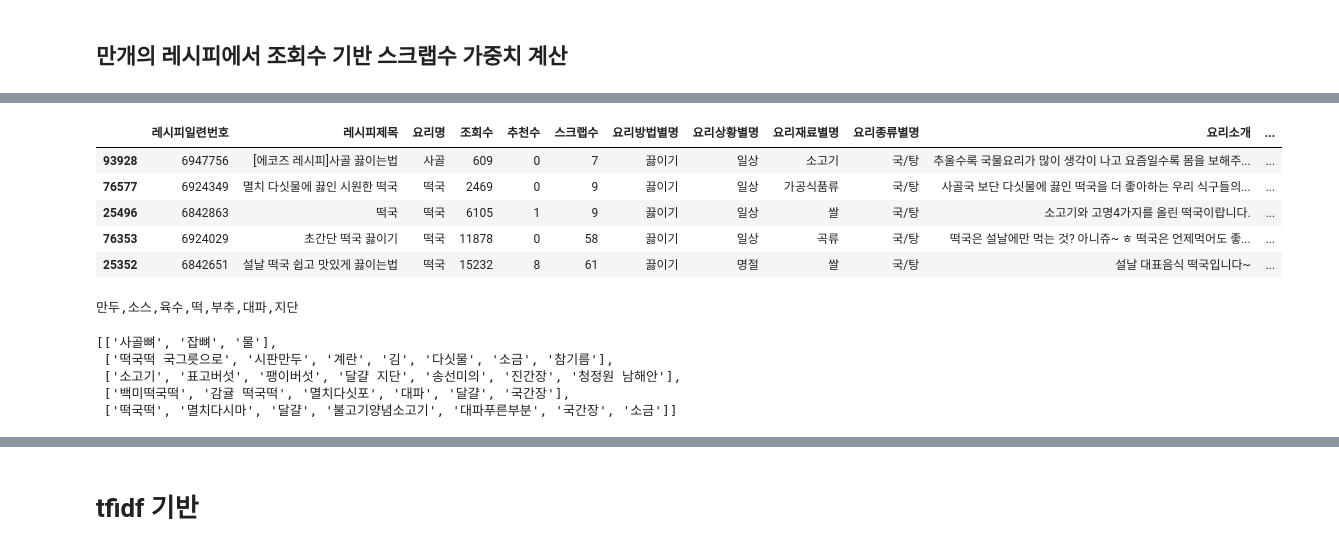
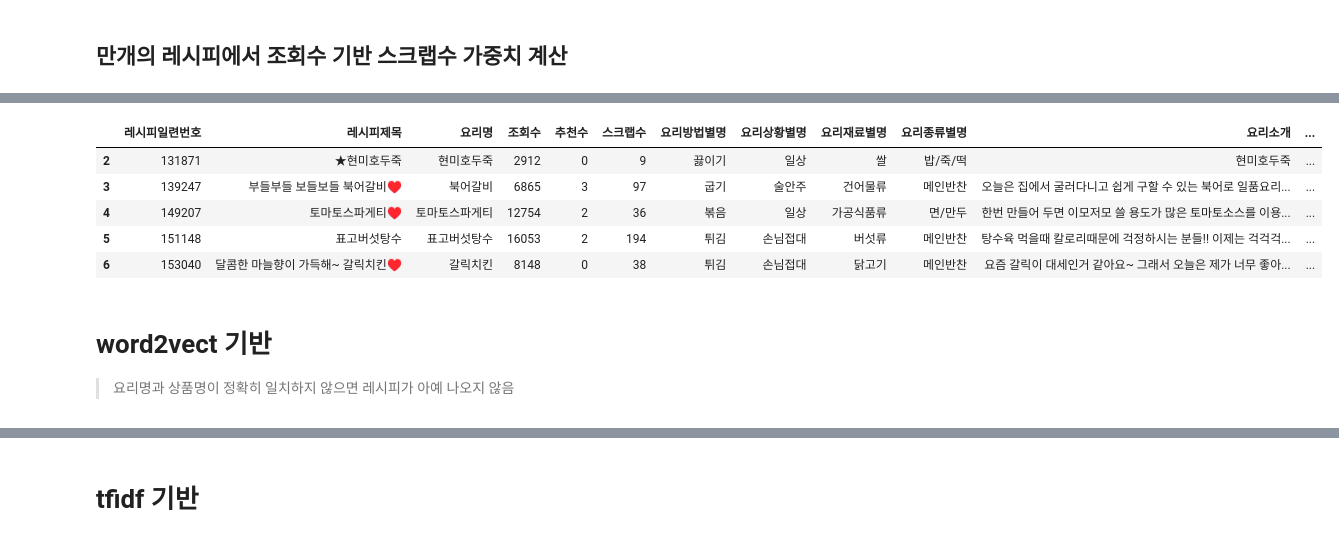
Before and after one commit to dajeong25/KDT_team4_FinalPJT, a Jupyter notebook: 02_modeling/레시피_추천.ipynb, the cells around one changed output, grey strips where cells are left out. Saved outputs shown, nothing was run; the diff lists cells and outputs as text; code cells hidden in the pictures.

```diff
--- a/02_modeling/레시피_추천.ipynb
+++ b/02_modeling/레시피_추천.ipynb
@@ -50,18 +40,2 @@ memory usage: 9.7+ MB
 # %% [markdown]
 ## 만개의 레시피에서 조회수 기반 스크랩수 가중치 계산
-# %%
-def weighted_rating(v,m,R,C):
-    '''
-    Calculate the weighted rating
-
-    Args:
-    v -> average rating for each item (float)
-    m -> minimum votes required to be classified as popular (float)
-    R -> average rating for the item (pd.Series)
-    C -> average rating for the whole dataset (pd.Series)
-    # ( (각 리뷰수 / (각 리뷰수+최소리뷰수)) * 각 별점 ) + ( (최소리뷰수/(각 리뷰수+최소리뷰수)) * 평균별점 )
-
-    Returns:
-    pd.Series
-    '''
-    return ( (v / (v + m)) * R) + ( (m / (v + m)) * C )
@@ -281,27 +42,36 @@ recipe_ingredient
-# %%
-man_mealkit_df = sim_mealkit(ingredient, w2v_man, 5)
-man_mealkit_df
-# %% [output]
-|  | 레시피일련번호 | 레시피제목 | 요리명 | 조회수 | 추천수 | 스크랩수 | 요리방법별명 | 요리상황별명 | 요리재료별명 | 요리종류별명 | 요리소개 | ... |
-| 93928 | 6947756 | [에코즈 레시피]사골 끓이는법 | 사골 | 609 | 0 | 7 | 끓이기 | 일상 | 소고기 | 국/탕 | 추울수록 국물요리가 많이 생각이 나고 요즘일수록 몸을 보해주... | ... |
-| 76577 | 6924349 | 멸치 다싯물에 끓인 시원한 떡국 | 떡국 | 2469 | 0 | 9 | 끓이기 | 일상 | 가공식품류 | 국/탕 | 사골국 보단 다싯물에 끓인 떡국을 더 좋아하는 우리 식구들의... | ... |
-| 25496 | 6842863 | 떡국 | 떡국 | 6105 | 1 | 9 | 끓이기 | 일상 | 쌀 | 국/탕 | 소고기와 고명4가지를 올린 떡국이랍니다. | ... |
-| 76353 | 6924029 | 초간단 떡국 끓이기 | 떡국 | 11878 | 0 | 58 | 끓이기 | 일상 | 곡류 | 국/탕 | 떡국은 설날에만 먹는 것? 아니쥬~ ㅎ 떡국은 언제먹어도 좋... | ... |
-| 25352 | 6842651 | 설날 떡국 쉽고 맛있게 끓이는법 | 떡국 | 15232 | 8 | 61 | 끓이기 | 명절 | 쌀 | 국/탕 | 설날 대표음식 떡국입니다~ | ... |
-# %%
-print(ingredient)
-recipe_ingredient = []
-for items in man_mealkit_df.요리재료_전처리:
-  items = items.split(', ')
-  for item in items:
-    if item in str_list:
-        items.remove(item)
-  recipe_ingredient.append(items)
-recipe_ingredient
-# %% [output]
-만두,소스,육수,떡,부추,대파,지단
-[['사골뼈', '잡뼈', '물'],
- ['떡국떡 국그릇으로', '시판만두', '계란', '김', '다싯물', '소금', '참기름'],
- ['소고기', '표고버섯', '팽이버섯', '달걀 지단', '송선미의', '진간장', '청정원 남해안'],
- ['백미떡국떡', '감귤 떡국떡', '멸치다싯포', '대파', '달걀', '국간장'],
- ['떡국떡', '멸치다시마', '달걀', '불고기양념소고기', '대파푸른부분', '국간장', '소금']]
+# %%
+def weighted_rating(v,m,R,C):
+    '''
+    Calculate the weighted rating
+
+    ( (각 조회수 / (각 조회수+최소조회수)) * 각 스크랩수 ) + ( (최소조회수/(각 조회수+최소조회수)) * 평균스크랩수 )
+
+    Returns: pd.Series
+    '''
+    return ( (v / (v + m)) * R) + ( (m / (v + m)) * C )
+# %%
+# calcuate input parameters
+C = np.mean(ckg['스크랩수'])
+m = np.percentile(ckg['조회수'], 70)
+vote_count = ckg[ckg['조회수'] >= m]
+R = ckg['스크랩수']
+v = ckg['조회수']
+
+ckg['weighted_clipping'] = weighted_rating(v,m,R,C)
+
+#결측치 제거
+ckg.dropna(inplace=True)
+
+#word2vec 사용을 위한 데이터 포멧 변경
+ckg['요리재료_전처리'] = ckg['요리재료_전처리'].apply(lambda x : x.split(', ')) # 1차원 list 형태
+ckg.head()
+# %% [output]
+|  | 레시피일련번호 | 레시피제목 | 요리명 | 조회수 | 추천수 | 스크랩수 | 요리방법별명 | 요리상황별명 | 요리재료별명 | 요리종류별명 | 요리소개 | ... |
+| 2 | 131871 | ★현미호두죽 | 현미호두죽 | 2912 | 0 | 9 | 끓이기 | 일상 | 쌀 | 밥/죽/떡 | 현미호두죽 | ... |
+| 3 | 139247 | 부들부들 보들보들 북어갈비♥ | 북어갈비 | 6865 | 3 | 97 | 굽기 | 술안주 | 건어물류 | 메인반찬 | 오늘은 집에서 굴러다니고 쉽게 구할 수 있는 북어로 일품요리... | ... |
+| 4 | 149207 | 토마토스파게티♥ | 토마토스파게티 | 12754 | 2 | 36 | 볶음 | 일상 | 가공식품류 | 면/만두 | 한번 만들어 두면 이모저모 쓸 용도가 많은 토마토소스를 이용... | ... |
+| 5 | 151148 | 표고버섯탕수 | 표고버섯탕수 | 16053 | 2 | 194 | 튀김 | 손님접대 | 버섯류 | 메인반찬 | 탕수육 먹을때 칼로리때문에 걱정하시는 분들!! 이제는 걱걱걱... | ... |
+| 6 | 153040 | 달콤한 마늘향이 가득해~ 갈릭치킨♥ | 갈릭치킨 | 8148 | 0 | 38 | 튀김 | 손님접대 | 닭고기 | 메인반찬 | 요즘 갈릭이 대세인거 같아요~ 그래서 오늘은 제가 너무 좋아... | ... |
+# %% [markdown]
+# word2vect 기반
+> 요리명과 상품명이 정확히 일치하지 않으면 레시피가 아예 나오지 않음
```
Also changed, not shown: parts of 48 cells of this notebook.
